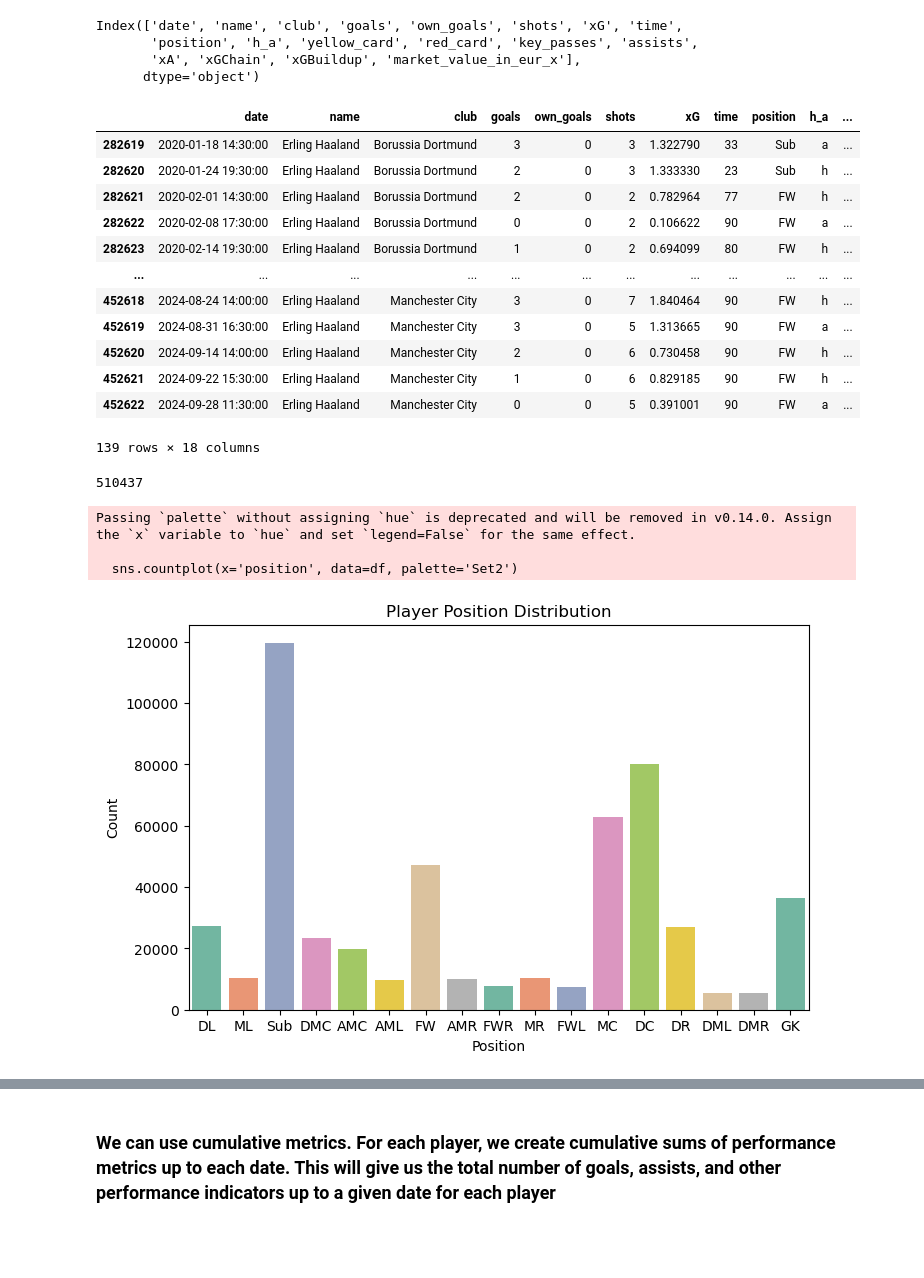
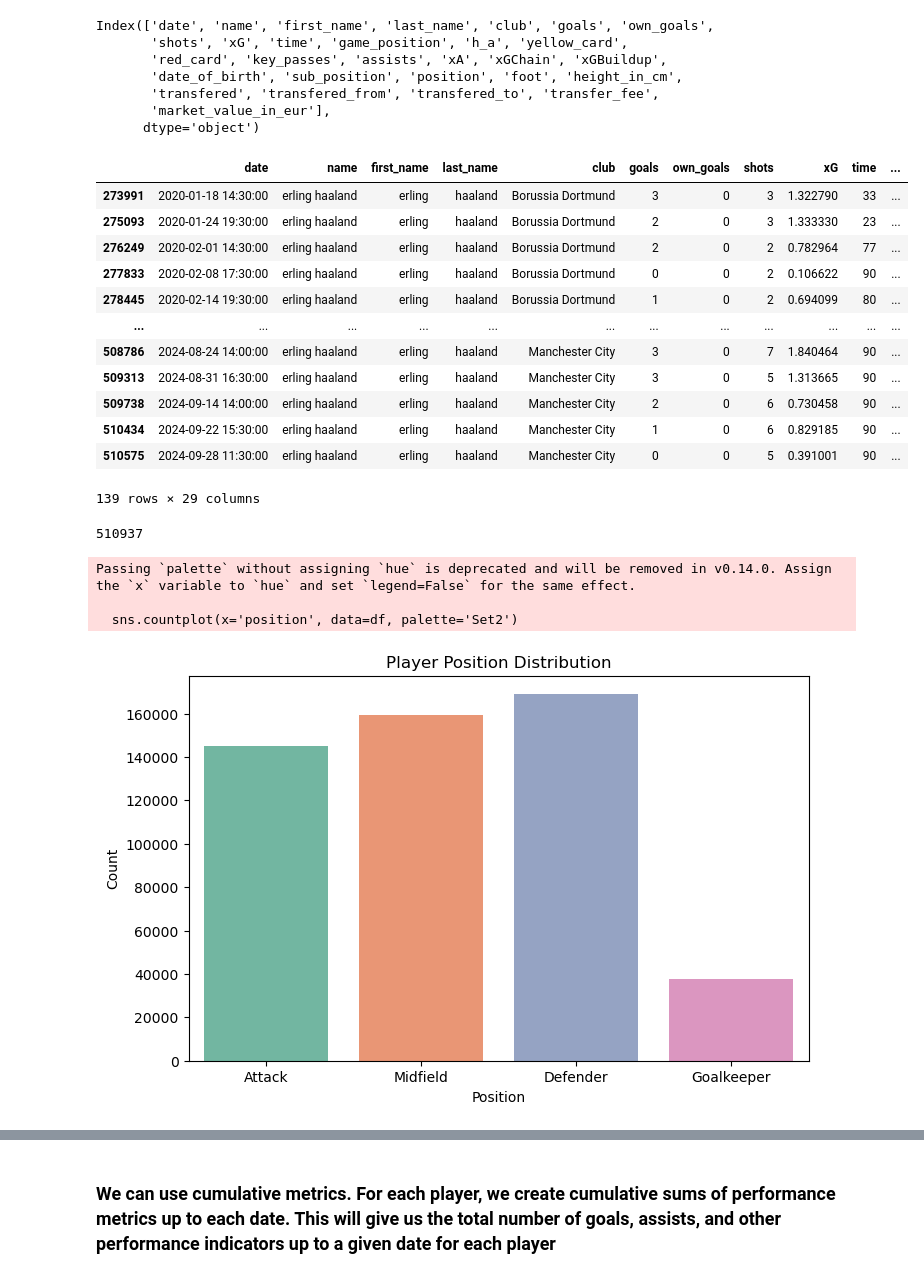
Before and after one commit to shadtome/Score-data, a Jupyter notebook: data_explore/explore_combined_data.ipynb, the cells around one changed output, grey strips where cells are left out. Saved outputs shown, nothing was run; the diff lists cells and outputs as text; code cells hidden in the pictures; blank space fills up the shorter version.

```diff
--- a/data_explore/explore_combined_data.ipynb
+++ b/data_explore/explore_combined_data.ipynb
@@ -3,40 +3,43 @@ import os
 import pandas as pd
 import sqlite3 as sql
 # %%
-df = pd.read_csv('../data/main_data/main_data.csv')
+df = pd.read_csv('../data/main_data/main_data_understat.csv')
 # %%
 df.columns
 # %% [output]
-Index(['date', 'name', 'club', 'goals', 'own_goals', 'shots', 'xG', 'time',
-       'position', 'h_a', 'yellow_card', 'red_card', 'key_passes', 'assists',
-       'xA', 'xGChain', 'xGBuildup', 'market_value_in_eur_x'],
+Index(['date', 'name', 'first_name', 'last_name', 'club', 'goals', 'own_goals',
+       'shots', 'xG', 'time', 'game_position', 'h_a', 'yellow_card',
+       'red_card', 'key_passes', 'assists', 'xA', 'xGChain', 'xGBuildup',
+       'date_of_birth', 'sub_position', 'position', 'foot', 'height_in_cm',
+       'transfered', 'transfered_from', 'transfered_to', 'transfer_fee',
+       'market_value_in_eur'],
       dtype='object')
 # %%
-player_name = "Erling Haaland"  # Specify the player's name you want to filter
+player_name = "erling haaland"  # Specify the player's name you want to filter
 
 # Filter the result DataFrame for the specified player
 player_data = df.loc[df['name'] == player_name]
 
 # Display the filtered data
 player_data
 # %% [output]
-|  | date | name | club | goals | own_goals | shots | xG | time | position | h_a | ... |
-| 282619 | 2020-01-18 14:30:00 | Erling Haaland | Borussia Dortmund | 3 | 0 | 3 | 1.322790 | 33 | Sub | a | ... |
-| 282620 | 2020-01-24 19:30:00 | Erling Haaland | Borussia Dortmund | 2 | 0 | 3 | 1.333330 | 23 | Sub | h | ... |
-| 282621 | 2020-02-01 14:30:00 | Erling Haaland | Borussia Dortmund | 2 | 0 | 2 | 0.782964 | 77 | FW | h | ... |
-| 282622 | 2020-02-08 17:30:00 | Erling Haaland | Borussia Dortmund | 0 | 0 | 2 | 0.106622 | 90 | FW | a | ... |
-| 282623 | 2020-02-14 19:30:00 | Erling Haaland | Borussia Dortmund | 1 | 0 | 2 | 0.694099 | 80 | FW | h | ... |
+|  | date | name | first_name | last_name | club | goals | own_goals | shots | xG | time | ... |
+| 273991 | 2020-01-18 14:30:00 | erling haaland | erling | haaland | Borussia Dortmund | 3 | 0 | 3 | 1.322790 | 33 | ... |
+| 275093 | 2020-01-24 19:30:00 | erling haaland | erling | haaland | Borussia Dortmund | 2 | 0 | 3 | 1.333330 | 23 | ... |
+| 276249 | 2020-02-01 14:30:00 | erling haaland | erling | haaland | Borussia Dortmund | 2 | 0 | 2 | 0.782964 | 77 | ... |
+| 277833 | 2020-02-08 17:30:00 | erling haaland | erling | haaland | Borussia Dortmund | 0 | 0 | 2 | 0.106622 | 90 | ... |
+| 278445 | 2020-02-14 19:30:00 | erling haaland | erling | haaland | Borussia Dortmund | 1 | 0 | 2 | 0.694099 | 80 | ... |
 | ... | ... | ... | ... | ... | ... | ... | ... | ... | ... | ... | ... |
-| 452618 | 2024-08-24 14:00:00 | Erling Haaland | Manchester City | 3 | 0 | 7 | 1.840464 | 90 | FW | h | ... |
-| 452619 | 2024-08-31 16:30:00 | Erling Haaland | Manchester City | 3 | 0 | 5 | 1.313665 | 90 | FW | a | ... |
-| 452620 | 2024-09-14 14:00:00 | Erling Haaland | Manchester City | 2 | 0 | 6 | 0.730458 | 90 | FW | h | ... |
-| 452621 | 2024-09-22 15:30:00 | Erling Haaland | Manchester City | 1 | 0 | 6 | 0.829185 | 90 | FW | h | ... |
-| 452622 | 2024-09-28 11:30:00 | Erling Haaland | Manchester City | 0 | 0 | 5 | 0.391001 | 90 | FW | a | ... |
+| 508786 | 2024-08-24 14:00:00 | erling haaland | erling | haaland | Manchester City | 3 | 0 | 7 | 1.840464 | 90 | ... |
+| 509313 | 2024-08-31 16:30:00 | erling haaland | erling | haaland | Manchester City | 3 | 0 | 5 | 1.313665 | 90 | ... |
+| 509738 | 2024-09-14 14:00:00 | erling haaland | erling | haaland | Manchester City | 2 | 0 | 6 | 0.730458 | 90 | ... |
+| 510434 | 2024-09-22 15:30:00 | erling haaland | erling | haaland | Manchester City | 1 | 0 | 6 | 0.829185 | 90 | ... |
+| 510575 | 2024-09-28 11:30:00 | erling haaland | erling | haaland | Manchester City | 0 | 0 | 5 | 0.391001 | 90 | ... |
-139 rows × 18 columns
+139 rows × 29 columns
 # %%
 len(df)
 # %% [output]
-510437
+510937
 # %%
 import matplotlib.pyplot as plt
 import seaborn as sns
@@ -51,7 +54,7 @@ plt.show()
 Passing `palette` without assigning `hue` is deprecated and will be removed in v0.14.0. Assign the `x` variable to `hue` and set `legend=False` for the same effect.
 
   sns.countplot(x='position', data=df, palette='Set2')
-[figure, old version]
+[figure, new version]
 # %%
 df['date'] = pd.to_datetime(df['date'])
 # %%
```
Also changed, not shown: parts of 5 cells of this notebook, 4 other files.
